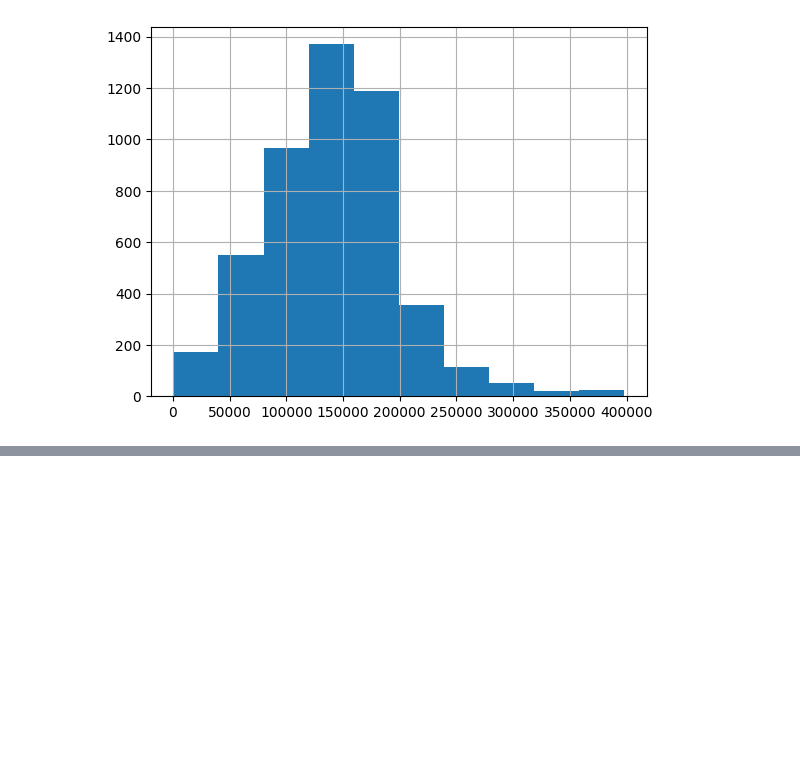
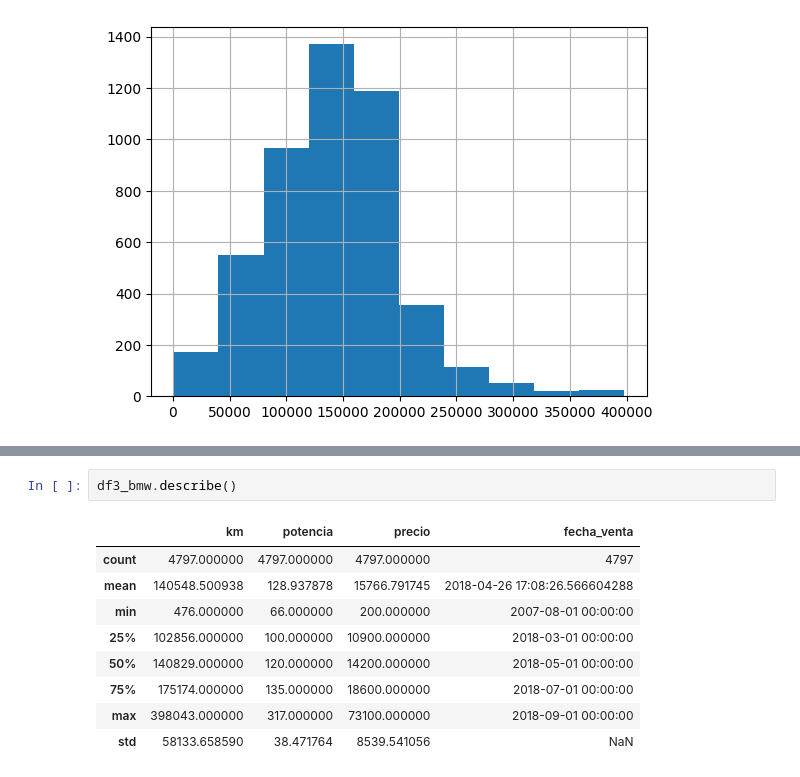
Before and after one commit to SyM97/primer_entregable, a Jupyter notebook: practica_entregable_Daniel_Gonzalez.ipynb, the cells around one changed output, grey strips where cells are left out. Drawn from its saved outputs; the diff is of its cells as text; blank space fills up the shorter version.

```diff
--- a/practica_entregable_Daniel_Gonzalez.ipynb
+++ b/practica_entregable_Daniel_Gonzalez.ipynb
@@ -174,0 +179,12 @@ M135                 1
+# %%
+df3_bmw.describe()
+# %% [output]
+|  | km | potencia | precio | fecha_venta |
+| count | 4797.000000 | 4797.000000 | 4797.000000 | 4797 |
+| mean | 140548.500938 | 128.937878 | 15766.791745 | 2018-04-26 17:08:26.566604288 |
+| min | 476.000000 | 66.000000 | 200.000000 | 2007-08-01 00:00:00 |
+| 25% | 102856.000000 | 100.000000 | 10900.000000 | 2018-03-01 00:00:00 |
+| 50% | 140829.000000 | 120.000000 | 14200.000000 | 2018-05-01 00:00:00 |
+| 75% | 175174.000000 | 135.000000 | 18600.000000 | 2018-07-01 00:00:00 |
+| max | 398043.000000 | 317.000000 | 73100.000000 | 2018-09-01 00:00:00 |
+| std | 58133.658590 | 38.471764 | 8539.541056 | NaN |
```
Also changed, not shown: parts of 17 cells of this notebook.
